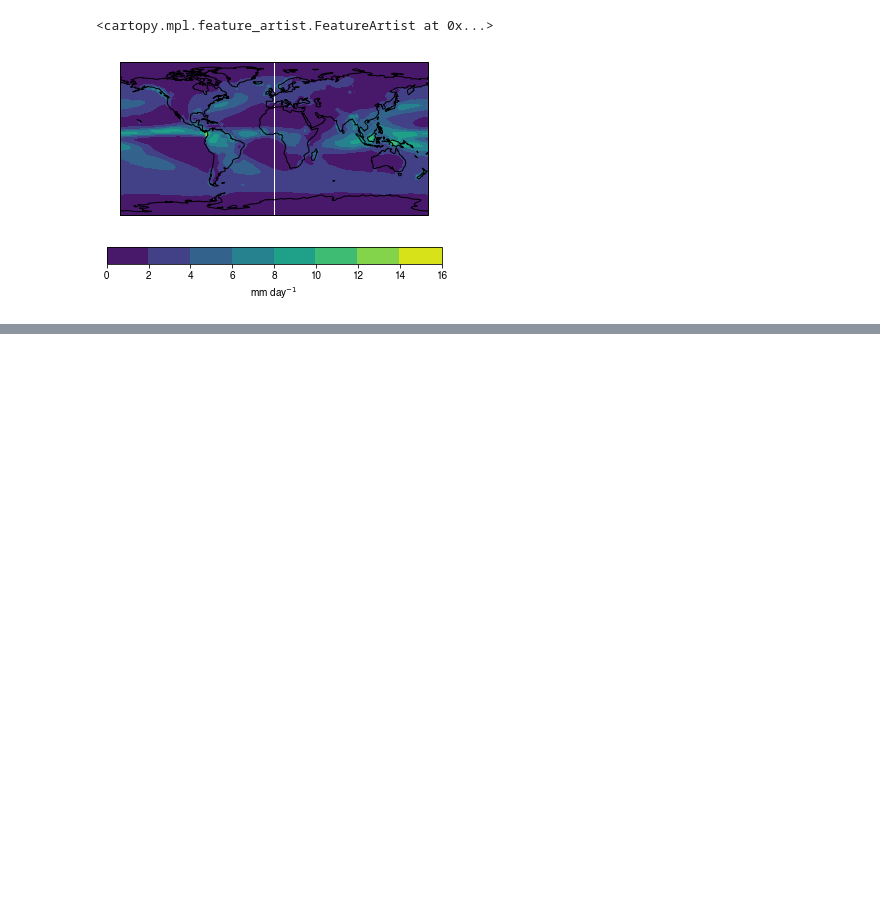
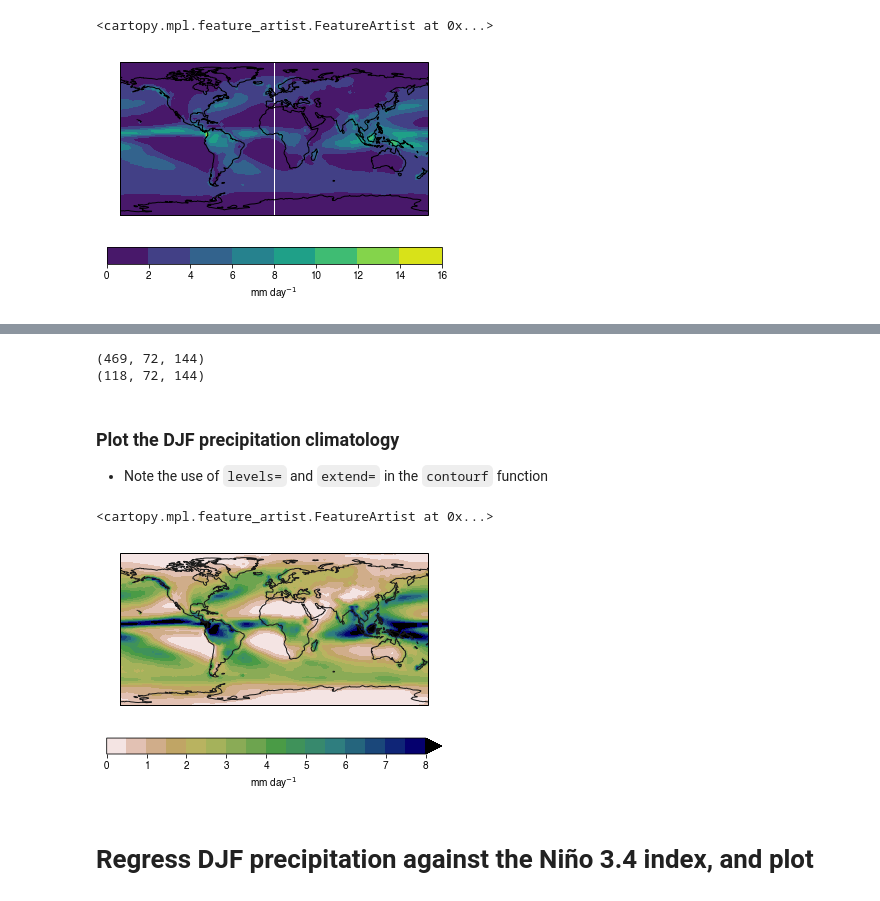
Before and after one commit to raspstephan/ESS-Python-Tutorial, a Jupyter notebook: materials/week2/4_MATLAB_and_netcdf_files.ipynb, the cells around one changed output, grey strips where cells are left out. Cells and saved outputs as stored; diff of their text form; code cells hidden in the pictures; blank space fills up the shorter version.

````diff
--- a/materials/week2/4_MATLAB_and_netcdf_files.ipynb
+++ b/materials/week2/4_MATLAB_and_netcdf_files.ipynb
@@ -166,0 +203,38 @@ ax.coastlines()
+# %%
+# step 1:  convert raw netcdf time data to a datetime object
+precip_datetime = pandas.to_datetime(time)
+
+# step 2:  create True/False that reads True where its D, J, or F
+true_where_DJF = [i.month in [12,1,2] for i in precip_datetime]
+
+# step 3:  pull out DJF by subsetting precip along the time axis using the True/False list
+precip_DJF = precip[true_where_DJF,:,:]
+
+# step 4:  take the mean of precip_DJF along the time axis (axis=0)
+precip_DJF_mean = numpy.mean(precip, axis=0)
+# %%
+print(precip.shape)
+print(precip_DJF.shape)
+# %% [output]
+(469, 72, 144)
+(118, 72, 144)
+# %% [markdown]
+### Plot the DJF precipitation climatology
+
+* Note the use of ```levels=``` and ```extend=``` in the ```contourf``` function
+# %%
+fig = plt.figure()
+ax = fig.add_subplot(111, projection=cartopy.crs.PlateCarree())
+
+cyclic_precip, cyclic_lon = cartopy.util.add_cyclic_point(precip_DJF_mean, coord=lon, axis=1)
+
+contour_plot = ax.contourf(cyclic_lon, lat, cyclic_precip, levels=numpy.arange(0,8.1,0.5), extend='max', cmap='gist_earth_r')
+cbar = plt.colorbar(contour_plot, orientation='horizontal')
+cbar.set_label('mm day$^{-1}$')
+
+ax.coastlines(color='0.1') # also change width and color of coastlines
+# %% [output]
+<cartopy.mpl.feature_artist.FeatureArtist at 0x...>
+[figure, added]
+# %% [markdown]
+# Regress DJF precipitation against the Niño 3.4 index, and plot
````
Also changed, not shown: parts of 19 cells of this notebook, 5 other files.
